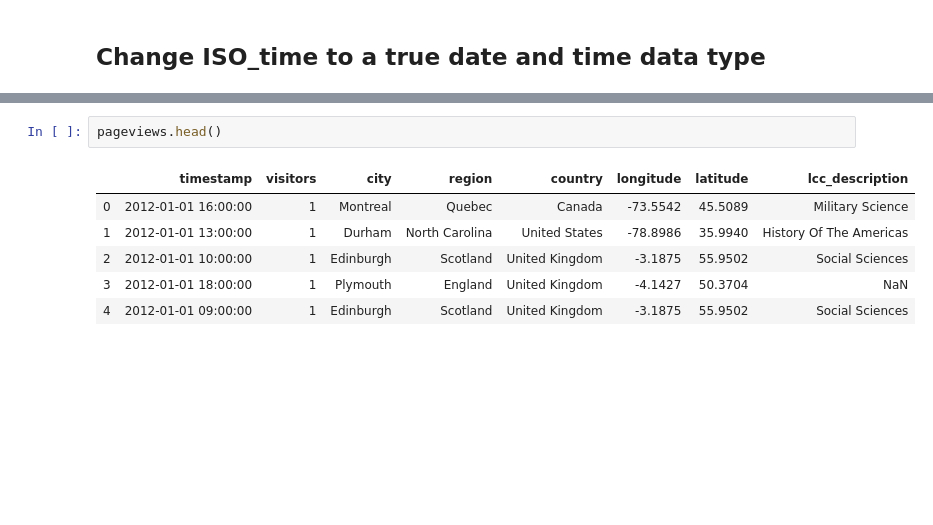
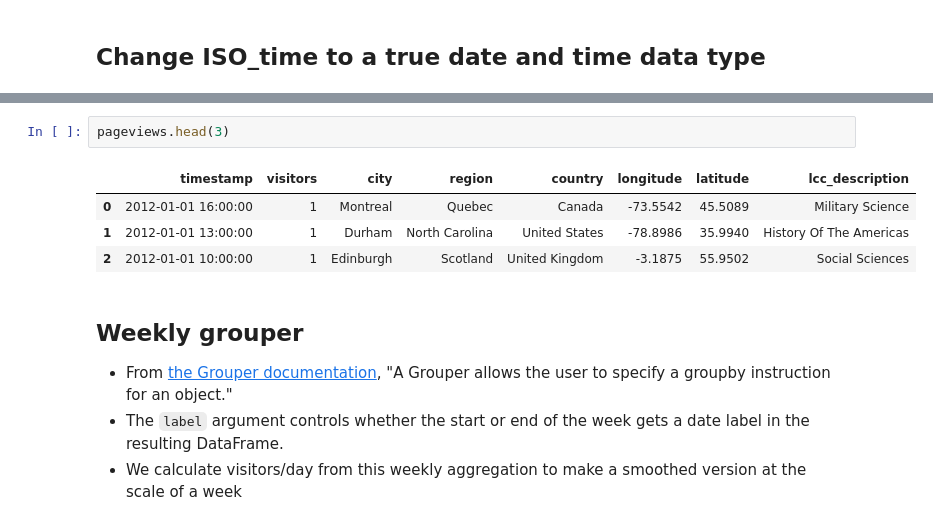
Before and after one commit to emonson/altair-vis-python, a Jupyter notebook: WeeklyTimeAggregation.ipynb, the cells around one changed output, grey strips where cells are left out. Saved outputs shown, nothing was run; the diff lists cells and outputs as text; blank space fills up the shorter version.

```diff
--- a/WeeklyTimeAggregation.ipynb
+++ b/WeeklyTimeAggregation.ipynb
@@ -33,12 +30,16 @@ alt.data_transformers.enable('json')
 # %% [output]
 DataTransformerRegistry.enable('json')
 # %%
-pageviews.head()
+pageviews.head(3)
 # %% [output]
 |  | timestamp | visitors | city | region | country | longitude | latitude | lcc_description |
 | 0 | 2012-01-01 16:00:00 | 1 | Montreal | Quebec | Canada | -73.5542 | 45.5089 | Military Science |
 | 1 | 2012-01-01 13:00:00 | 1 | Durham | North Carolina | United States | -78.8986 | 35.9940 | History Of The Americas |
 | 2 | 2012-01-01 10:00:00 | 1 | Edinburgh | Scotland | United Kingdom | -3.1875 | 55.9502 | Social Sciences |
-| 3 | 2012-01-01 18:00:00 | 1 | Plymouth | England | United Kingdom | -4.1427 | 50.3704 | NaN |
-| 4 | 2012-01-01 09:00:00 | 1 | Edinburgh | Scotland | United Kingdom | -3.1875 | 55.9502 | Social Sciences |
+# %% [markdown]
+## Weekly grouper
+
+- From [the Grouper documentation](https://pandas.pydata.org/docs/reference/api/pandas.Grouper.html), "A Grouper allows the user to specify a groupby instruction for an object."
+- The `label` argument controls whether the start or end of the week gets a date label in the resulting DataFrame.
+- We calculate visitors/day from this weekly aggregation to make a smoothed version at the scale of a week
 # %%
```
Also changed, not shown: parts of 7 cells of this notebook, 5 other files.
